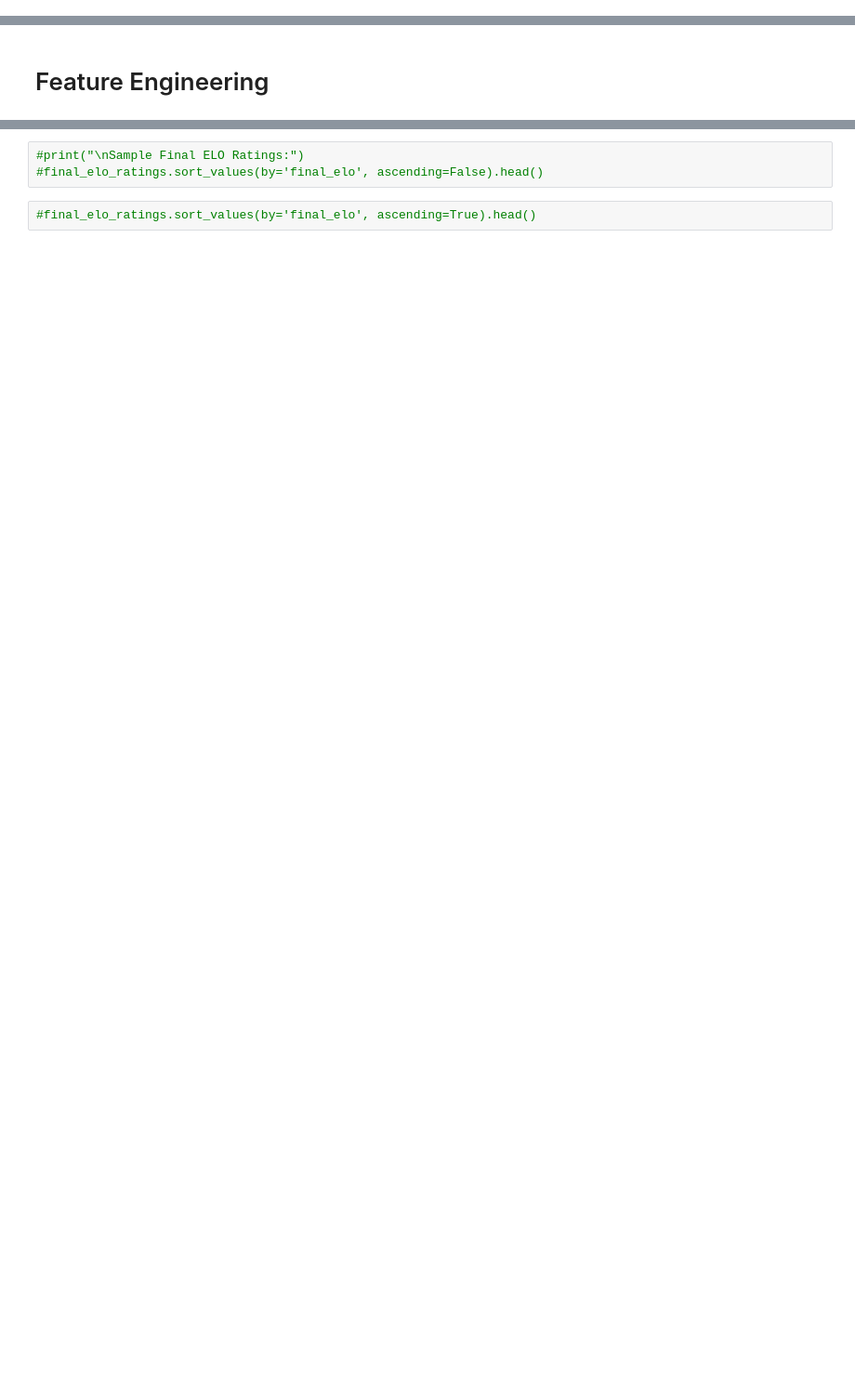
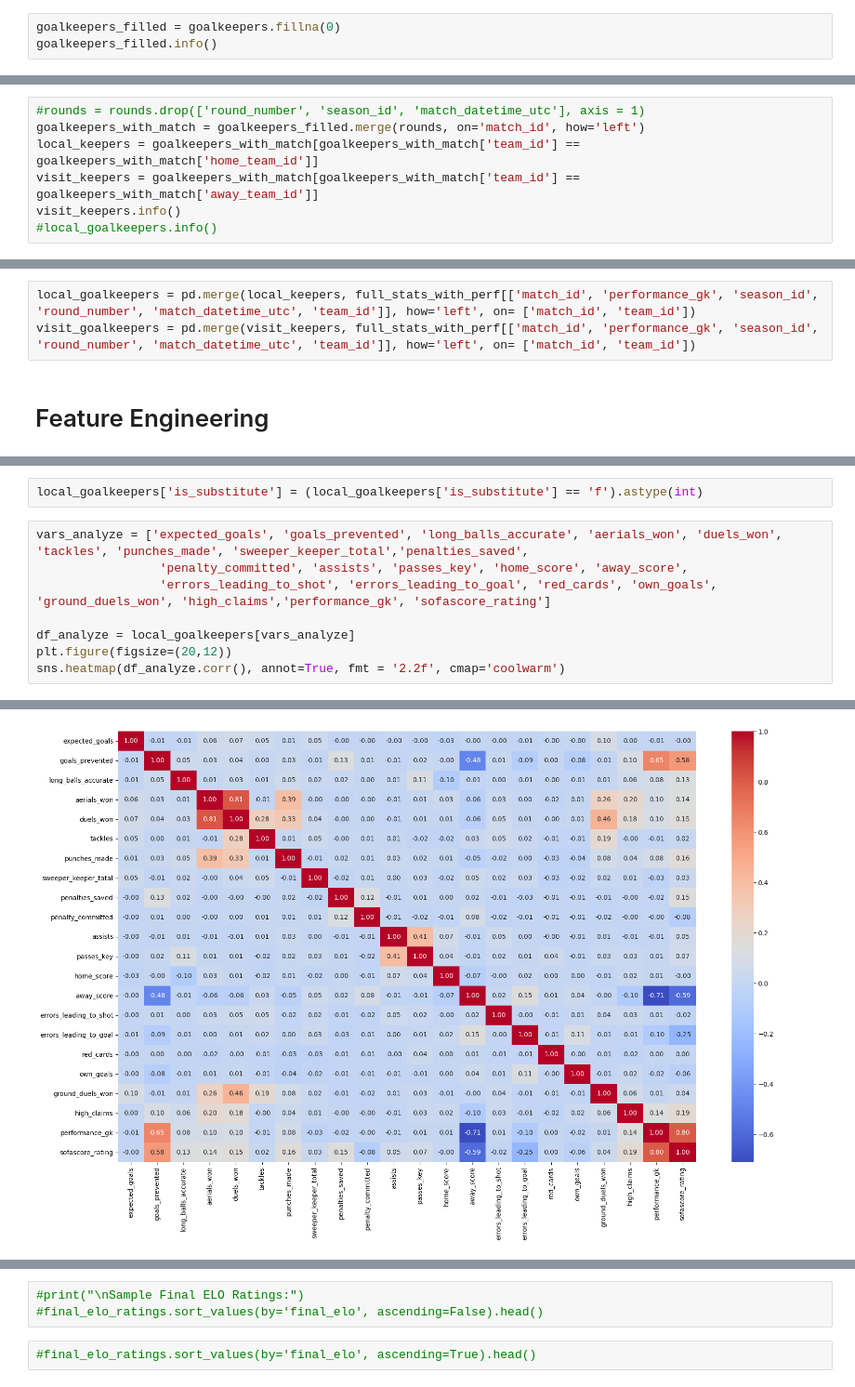
Before and after one commit to JavierJ002/FutbolPorLey, a Jupyter notebook: EDA_notebooks/goalkeepers.ipynb, the cells around one changed output, grey strips where cells are left out. Shown at 93% size. Saved outputs shown, nothing was run; the diff lists cells and outputs as text; blank space fills up the shorter version.

```diff
--- a/EDA_notebooks/goalkeepers.ipynb
+++ b/EDA_notebooks/goalkeepers.ipynb
@@ -135,0 +468,3 @@ print(len(local_gks), len(away_gks))
+# %%
+goalkeepers_filled = goalkeepers.fillna(0)
+goalkeepers_filled.info()
@@ -135,0 +518,7 @@ print(len(local_gks), len(away_gks))
+# %%
+#rounds = rounds.drop(['round_number', 'season_id', 'match_datetime_utc'], axis = 1)
+goalkeepers_with_match = goalkeepers_filled.merge(rounds, on='match_id', how='left')
+local_keepers = goalkeepers_with_match[goalkeepers_with_match['team_id'] == goalkeepers_with_match['home_team_id']]
+visit_keepers = goalkeepers_with_match[goalkeepers_with_match['team_id'] == goalkeepers_with_match['away_team_id']]
+visit_keepers.info()
+#local_goalkeepers.info()
@@ -136,2 +543,5 @@ print(len(local_gks), len(away_gks))
+# %%
+local_goalkeepers = pd.merge(local_keepers, full_stats_with_perf[['match_id', 'performance_gk', 'season_id', 'round_number', 'match_datetime_utc', 'team_id']], how='left', on= ['match_id', 'team_id'])
+visit_goalkeepers = pd.merge(visit_keepers, full_stats_with_perf[['match_id', 'performance_gk', 'season_id', 'round_number', 'match_datetime_utc', 'team_id']], how='left', on= ['match_id', 'team_id'])
 # %% [markdown]
 # Feature Engineering
@@ -463,0 +548,11 @@ Performing Feature Engineering for Away Goalkeepers...
+# %%
+local_goalkeepers['is_substitute'] = (local_goalkeepers['is_substitute'] == 'f').astype(int)
+# %%
+vars_analyze = ['expected_goals', 'goals_prevented', 'long_balls_accurate', 'aerials_won', 'duels_won', 'tackles', 'punches_made', 'sweeper_keeper_total','penalties_saved',
+                 'penalty_committed', 'assists', 'passes_key', 'home_score', 'away_score',
+                 'errors_leading_to_shot', 'errors_leading_to_goal', 'red_cards', 'own_goals', 'ground_duels_won', 'high_claims','performance_gk', 'sofascore_rating']
+
+df_analyze = local_goalkeepers[vars_analyze]
+plt.figure(figsize=(20,12))
+sns.heatmap(df_analyze.corr(), annot=True, fmt = '2.2f', cmap='coolwarm')
+# %% [output]
@@ -463,0 +560 @@ Performing Feature Engineering for Away Goalkeepers...
+[figure, added]
```
Also changed, not shown: parts of 49 cells of this notebook, 8 other files.
